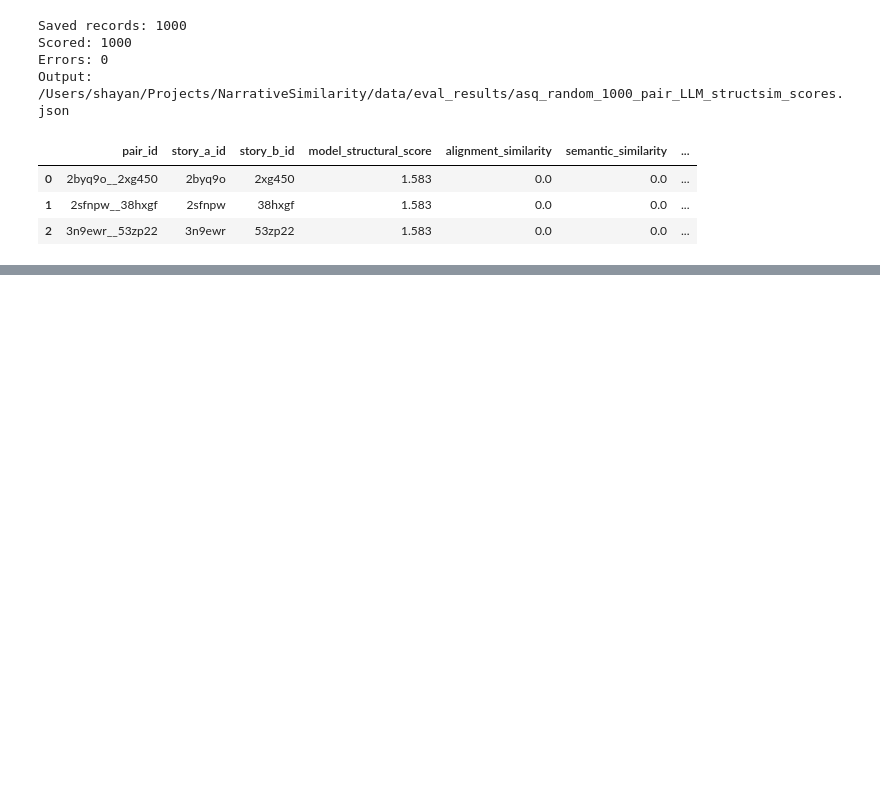
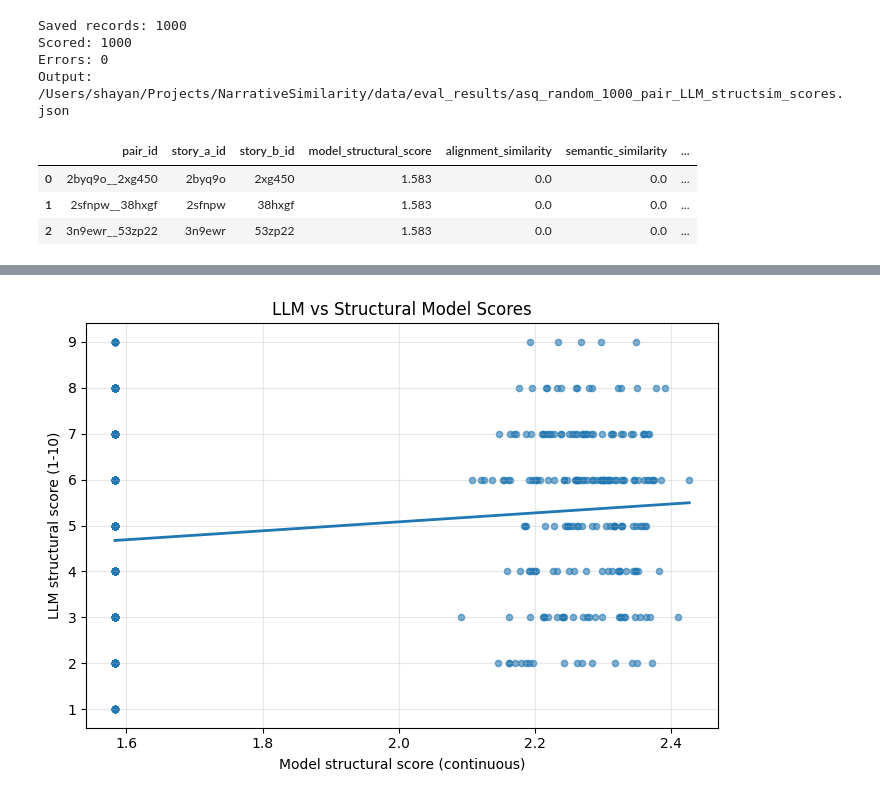
Before and after one commit to shaayaansh/NarrativeSimilarity, a Jupyter notebook: src/LLM_eval.ipynb, the cells around one changed output, grey strips where cells are left out. Cells and saved outputs as stored; diff of their text form; code cells hidden in the pictures; blank space fills up the shorter version.

Commit message:
add correlation analysis for LLM structural scoring vs my model

```diff
--- a/src/LLM_eval.ipynb
+++ b/src/LLM_eval.ipynb
@@ -502,0 +516,73 @@ Output: /Users/shayan/Projects/NarrativeSimilarity/data/eval_results/asq_random_
+# %%
+# Load ASQ LLM scoring results and run correlation analysis.
+
+from pathlib import Path
+import json
+import numpy as np
+import pandas as pd
+import matplotlib.pyplot as plt
+
+from scipy.stats import pearsonr, spearmanr
+
+asq_result_path = PROJECT_ROOT / 'data' / 'eval_results' / 'asq_random_1000_pair_LLM_structsim_scores.json'
+if not asq_result_path.exists():
+    raise FileNotFoundError(f'Result file not found: {asq_result_path}')
+
+records = json.loads(asq_result_path.read_text(encoding='utf-8'))
+if not isinstance(records, list):
+    raise ValueError('Expected a list of result records in the JSON file.')
+
+df_corr = pd.DataFrame(records)
+
+required_cols = ['model_structural_score', 'llm_structural_score_1_to_10']
+missing = [c for c in required_cols if c not in df_corr.columns]
+if missing:
+    raise ValueError(f'Missing required columns: {missing}')
+
+# Keep only valid scored rows.
+df_corr['model_structural_score'] = pd.to_numeric(df_corr['model_structural_score'], errors='coerce')
+df_corr['llm_structural_score_1_to_10'] = pd.to_numeric(df_corr['llm_structural_score_1_to_10'], errors='coerce')
+
+df_valid = df_corr.dropna(subset=['model_structural_score', 'llm_structural_score_1_to_10']).copy()
+
+n_total = len(df_corr)
+n_valid = len(df_valid)
+n_errors = int(df_corr['llm_structural_score_1_to_10'].isna().sum())
+
+print('Total records:', n_total)
+print('Valid scored records:', n_valid)
+print('Rows with missing LLM score (errors):', n_errors)
+
+if n_valid < 3:
+    raise ValueError('Not enough valid rows for correlation analysis (need at least 3).')
+
+x = df_valid['model_structural_score'].to_numpy(dtype=float)
+y = df_valid['llm_structural_score_1_to_10'].to_numpy(dtype=float)
+
+pearson_r, pearson_p = pearsonr(x, y)
+spearman_rho, spearman_p = spearmanr(x, y)
+
+print('\nCorrelation results:')
+print(f'Pearson r      = {pearson_r:.4f} (p={pearson_p:.4g})')
+print(f'Spearman rho   = {spearman_rho:.4f} (p={spearman_p:.4g})')
+
+# Optional: simple normalization view for interpretability only.
+# LLM is on [1,10]; map to [0,1].
+df_valid['llm_score_norm_0_1'] = (df_valid['llm_structural_score_1_to_10'] - 1.0) / 9.0
+
+# Scatter plot with least-squares trendline.
+plt.figure(figsize=(7.0, 5.0))
+plt.scatter(x, y, alpha=0.6, s=20)
+
+coef = np.polyfit(x, y, deg=1)
+xx = np.linspace(x.min(), x.max(), 200)
+yy = coef[0] * xx + coef[1]
+plt.plot(xx, yy, linewidth=2)
+
+plt.title('LLM vs Structural Model Scores')
+plt.xlabel('Model structural score (continuous)')
+plt.ylabel('LLM structural score (1-10)')
+plt.grid(True, alpha=0.3)
+plt.tight_layout()
+plt.show()
+# %% [output]
@@ -502,0 +596 @@ Output: /Users/shayan/Projects/NarrativeSimilarity/data/eval_results/asq_random_
+[figure, added]
```
Also changed, not shown: parts of 2 cells of this notebook.
